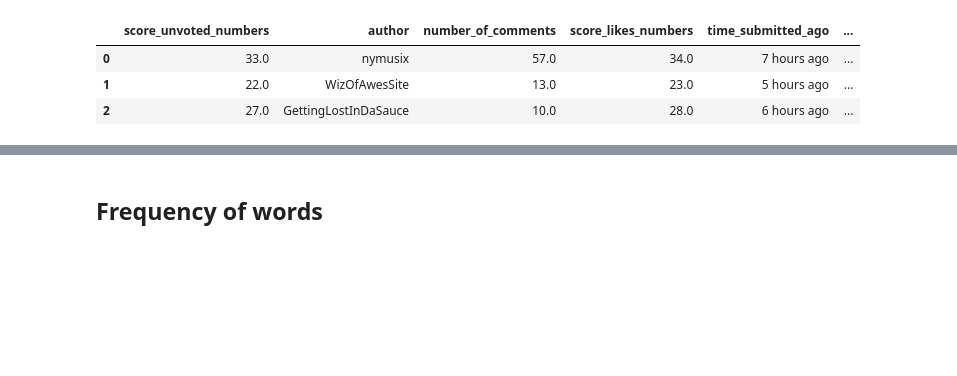
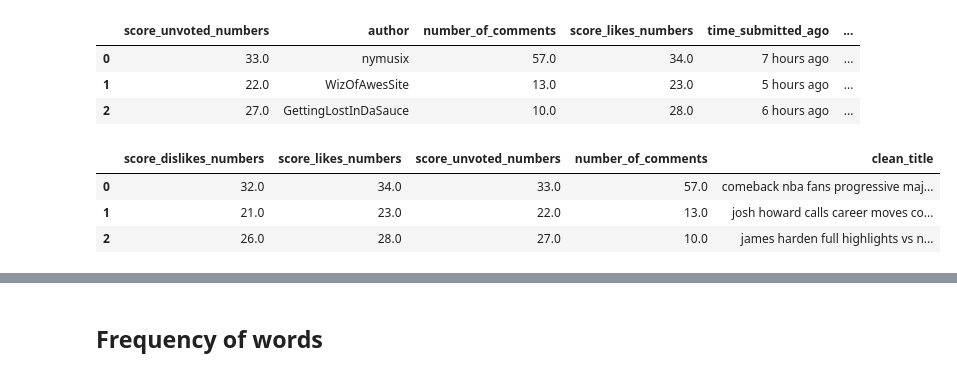
Before and after one commit to bodowd/Reddit-r-nba-scrapy, a Jupyter notebook: Reddit_r_nba/notebooks/Titles Analysis.ipynb, the cells around one changed output, grey strips where cells are left out. Cells and saved outputs as stored; diff of their text form; code cells hidden in the pictures; blank space fills up the shorter version.

```diff
--- a/Reddit_r_nba/notebooks/Titles Analysis.ipynb
+++ b/Reddit_r_nba/notebooks/Titles Analysis.ipynb
@@ -98,3 +98,14 @@ df2[:3]
 | 0 | 33.0 | nymusix | 57.0 | 34.0 | 7 hours ago | ... |
 | 1 | 22.0 | WizOfAwesSite | 13.0 | 23.0 | 5 hours ago | ... |
 | 2 | 27.0 | GettingLostInDaSauce | 10.0 | 28.0 | 6 hours ago | ... |
+# %%
+# Create new data frame with numbers and clean title
+df_titles_w_numbers = df2[['score_dislikes_numbers', 'score_likes_numbers', 'score_unvoted_numbers', 'number_of_comments', 'clean_title']].copy()
+
+# Select titles with certain number of comments
+# df_titles_w_numbers[df_titles_w_numbers['number_of_comments']
+# %% [output]
+|  | score_dislikes_numbers | score_likes_numbers | score_unvoted_numbers | number_of_comments | clean_title |
+| 0 | 32.0 | 34.0 | 33.0 | 57.0 | comeback nba fans progressive maj... |
+| 1 | 21.0 | 23.0 | 22.0 | 13.0 | josh howard calls career moves co... |
+| 2 | 26.0 | 28.0 | 27.0 | 10.0 | james harden full highlights vs n... |
```
Also changed, not shown: parts of 9 cells of this notebook.
